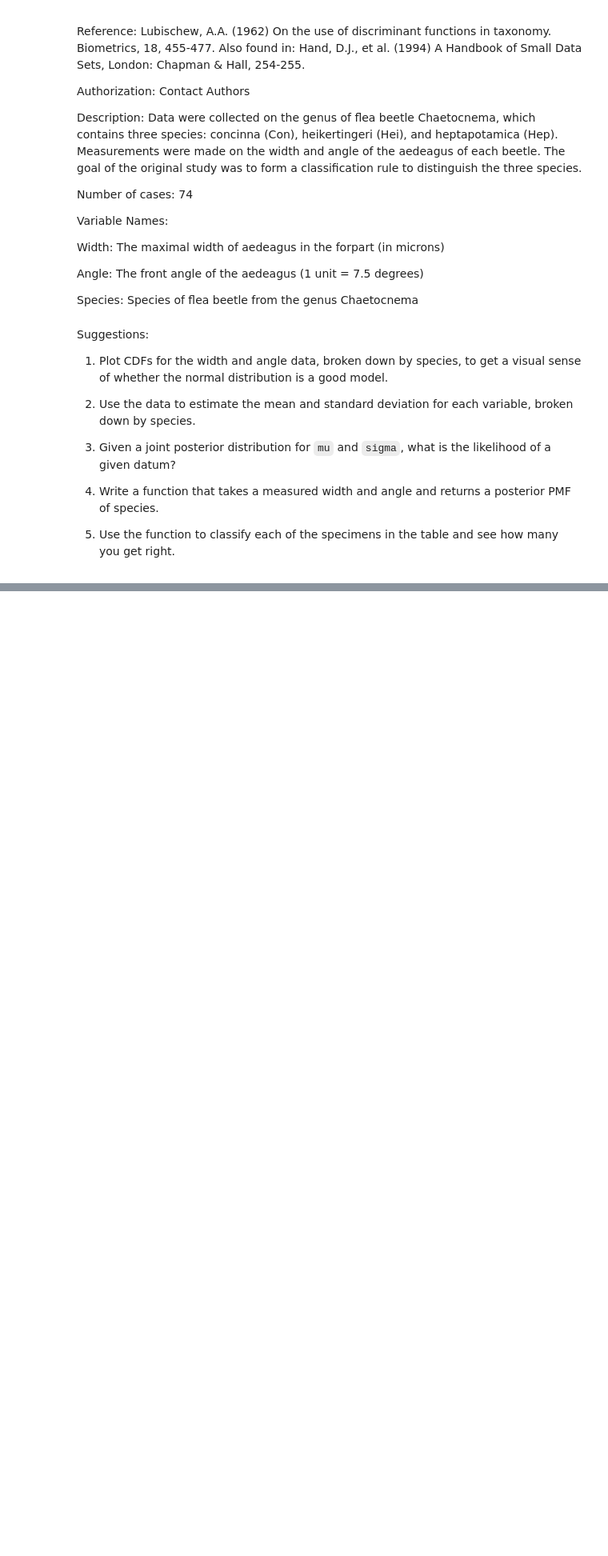
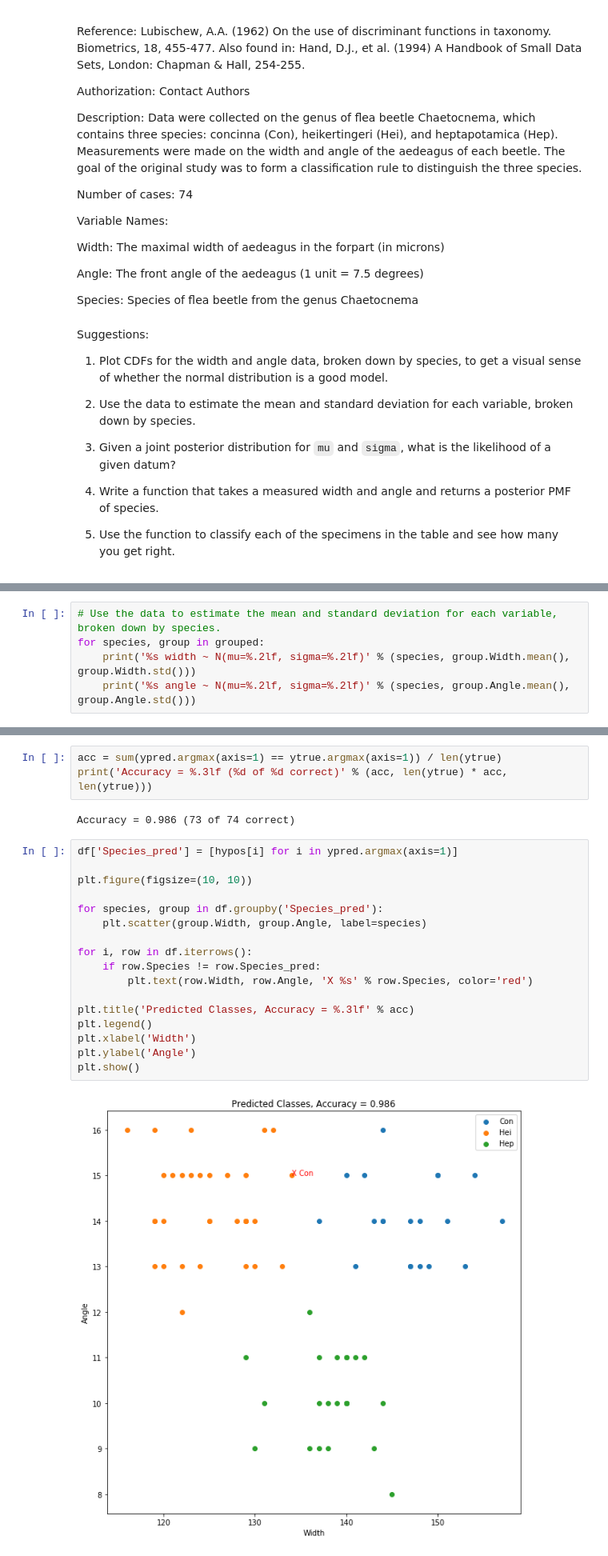
Before and after one commit to alexklibisz/exercises, a Jupyter notebook: think-bayes/chap09.ipynb, the cells around one changed output, grey strips where cells are left out. Shown at 80% size. Saved outputs shown, nothing was run; the diff lists cells and outputs as text; blank space fills up the shorter version.

```diff
--- a/think-bayes/chap09.ipynb
+++ b/think-bayes/chap09.ipynb
@@ -580,0 +606,5 @@ Suggestions:
+# %%
+# Use the data to estimate the mean and standard deviation for each variable, broken down by species.
+for species, group in grouped:
+    print('%s width ~ N(mu=%.2lf, sigma=%.2lf)' % (species, group.Width.mean(), group.Width.std()))
+    print('%s angle ~ N(mu=%.2lf, sigma=%.2lf)' % (species, group.Angle.mean(), group.Angle.std()))
@@ -581 +668,25 @@ Suggestions:
+# %%
+acc = sum(ypred.argmax(axis=1) == ytrue.argmax(axis=1)) / len(ytrue)
+print('Accuracy = %.3lf (%d of %d correct)' % (acc, len(ytrue) * acc, len(ytrue)))
+# %% [output]
+Accuracy = 0.986 (73 of 74 correct)
+# %%
+df['Species_pred'] = [hypos[i] for i in ypred.argmax(axis=1)]
+
+plt.figure(figsize=(10, 10))
+
+for species, group in df.groupby('Species_pred'):
+    plt.scatter(group.Width, group.Angle, label=species)
+
+for i, row in df.iterrows():
+    if row.Species != row.Species_pred:
+        plt.text(row.Width, row.Angle, 'X %s' % row.Species, color='red')
+
+plt.title('Predicted Classes, Accuracy = %.3lf' % acc)
+plt.legend()
+plt.xlabel('Width')
+plt.ylabel('Angle')
+plt.show()
+# %% [output]
+[figure, added]
 # %%
```
Also changed, not shown: parts of 6 cells of this notebook.
